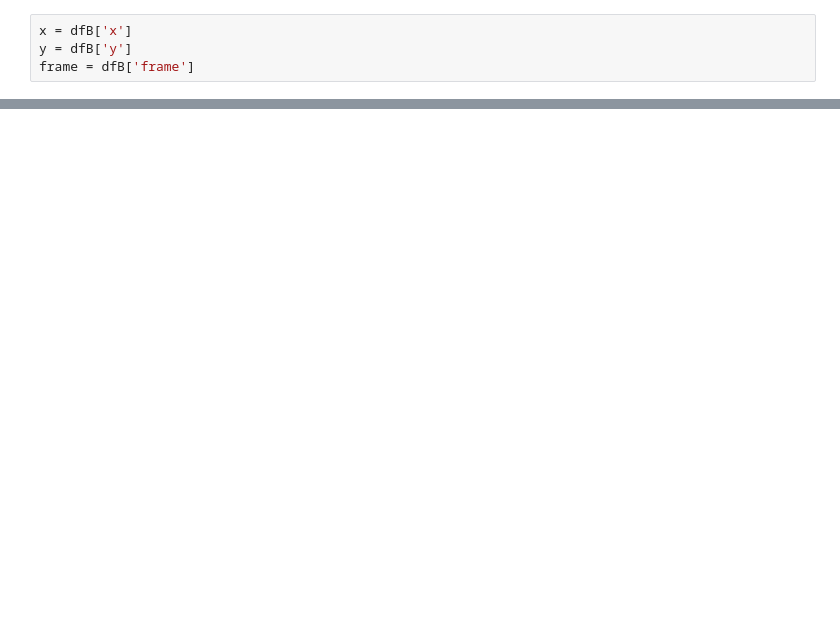
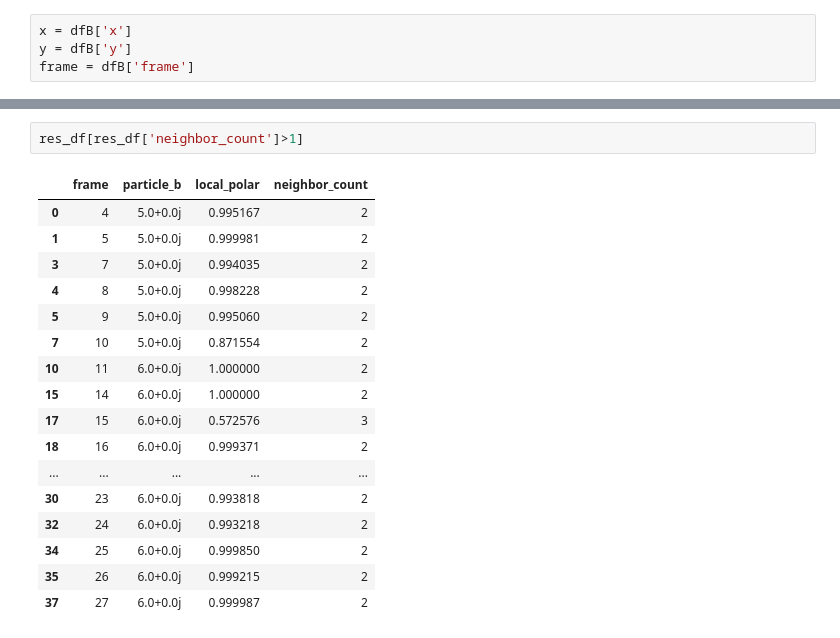
Before and after one commit to wppppupr/MTCargo_analysis, a Jupyter notebook: notebooks/polar_from_track.ipynb, the cells around one changed output, grey strips where cells are left out. Drawn from its saved outputs; the diff is of its cells as text; blank space fills up the shorter version.

```diff
--- a/notebooks/polar_from_track.ipynb
+++ b/notebooks/polar_from_track.ipynb
@@ -100,0 +116,20 @@ Series([], Name: theta, dtype: complex128)
+# %%
+res_df[res_df['neighbor_count']>1]
+# %% [output]
+|  | frame | particle_b | local_polar | neighbor_count |
+| 0 | 4 | 5.0+0.0j | 0.995167 | 2 |
+| 1 | 5 | 5.0+0.0j | 0.999981 | 2 |
+| 3 | 7 | 5.0+0.0j | 0.994035 | 2 |
+| 4 | 8 | 5.0+0.0j | 0.998228 | 2 |
+| 5 | 9 | 5.0+0.0j | 0.995060 | 2 |
+| 7 | 10 | 5.0+0.0j | 0.871554 | 2 |
+| 10 | 11 | 6.0+0.0j | 1.000000 | 2 |
+| 15 | 14 | 6.0+0.0j | 1.000000 | 2 |
+| 17 | 15 | 6.0+0.0j | 0.572576 | 3 |
+| 18 | 16 | 6.0+0.0j | 0.999371 | 2 |
+| ... | ... | ... | ... | ... |
+| 30 | 23 | 6.0+0.0j | 0.993818 | 2 |
+| 32 | 24 | 6.0+0.0j | 0.993218 | 2 |
+| 34 | 25 | 6.0+0.0j | 0.999850 | 2 |
+| 35 | 26 | 6.0+0.0j | 0.999215 | 2 |
+| 37 | 27 | 6.0+0.0j | 0.999987 | 2 |
```
Also changed, not shown: parts of 4 cells of this notebook, 2 other files.
